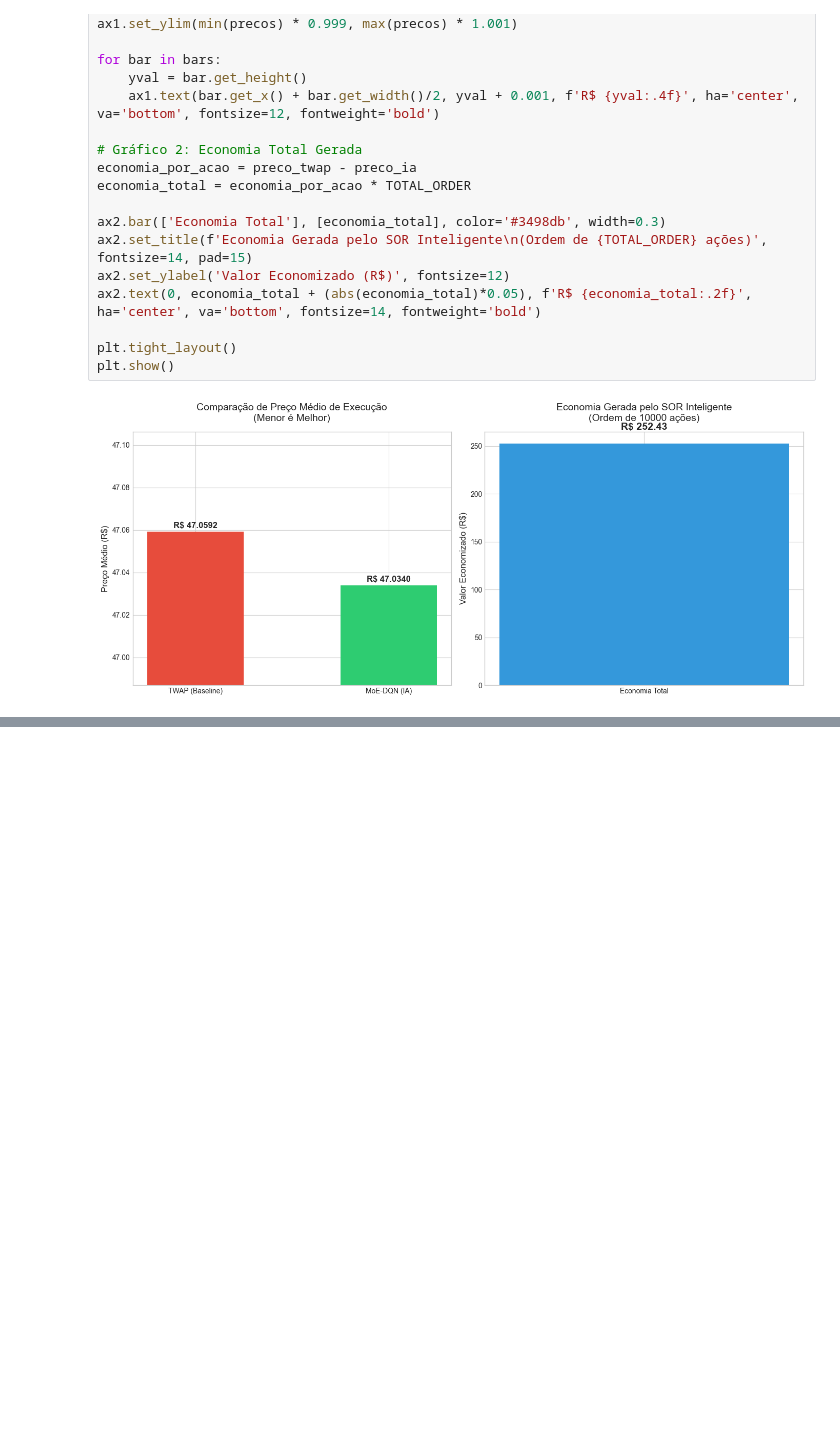
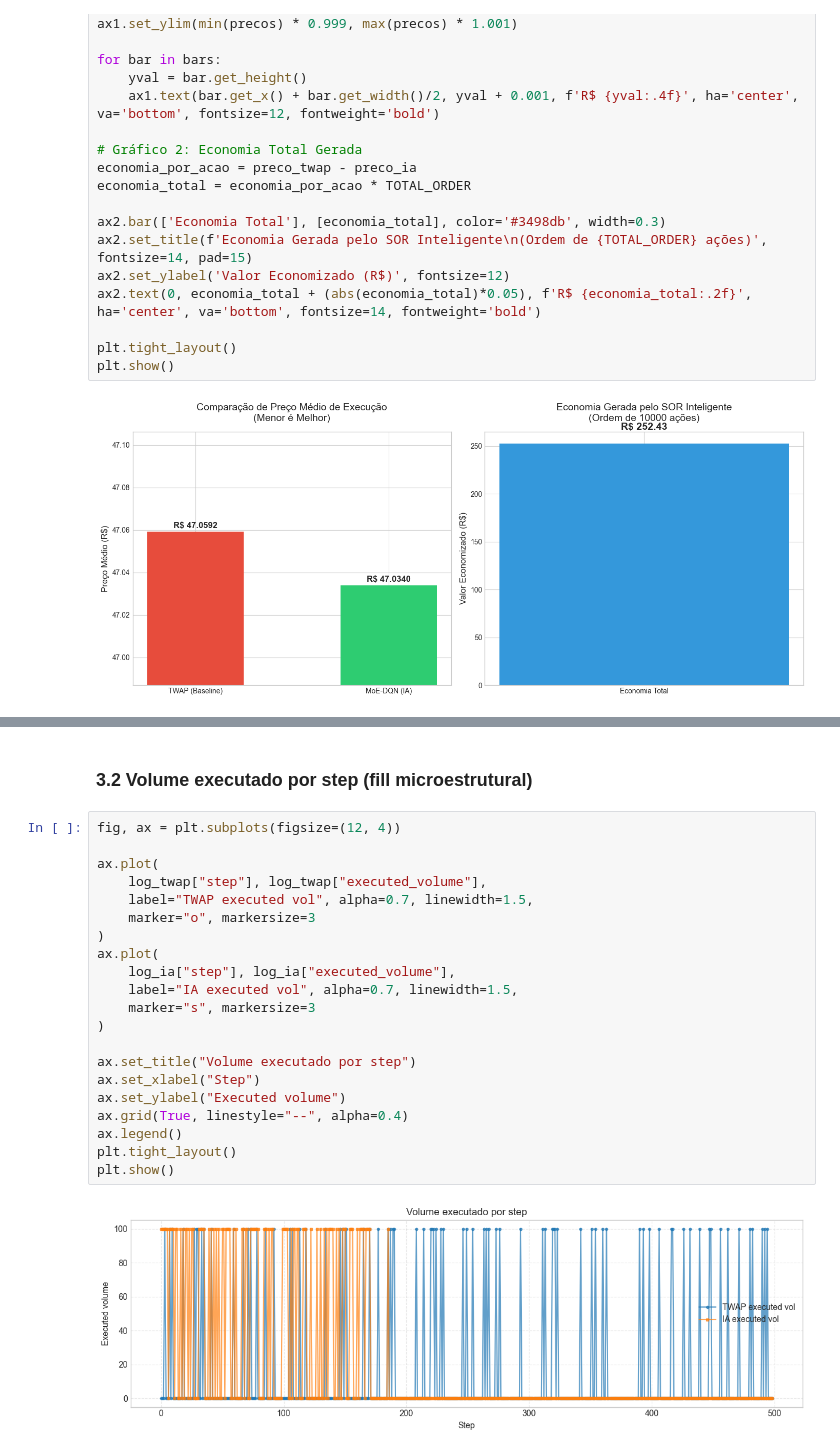
Before and after one commit to tuerepinto/tcc-sor-dql-moe, a Jupyter notebook: notebooks/03_avaliacao_baselines.ipynb, the cells around one changed output, grey strips where cells are left out. Saved outputs shown, nothing was run; the diff lists cells and outputs as text; blank space fills up the shorter version.

```diff
--- a/notebooks/03_avaliacao_baselines.ipynb
+++ b/notebooks/03_avaliacao_baselines.ipynb
@@ -187,0 +339,25 @@ plt.show()
+# %% [markdown]
+### 3.2 Volume executado por step (fill microestrutural)
+# %%
+fig, ax = plt.subplots(figsize=(12, 4))
+
+ax.plot(
+    log_twap["step"], log_twap["executed_volume"],
+    label="TWAP executed vol", alpha=0.7, linewidth=1.5,
+    marker="o", markersize=3
+)
+ax.plot(
+    log_ia["step"], log_ia["executed_volume"],
+    label="IA executed vol", alpha=0.7, linewidth=1.5,
+    marker="s", markersize=3
+)
+
+ax.set_title("Volume executado por step")
+ax.set_xlabel("Step")
+ax.set_ylabel("Executed volume")
+ax.grid(True, linestyle="--", alpha=0.4)
+ax.legend()
+plt.tight_layout()
+plt.show()
+# %% [output]
+[figure, added]
```
Also changed, not shown: parts of 14 cells of this notebook, 2 other files.
